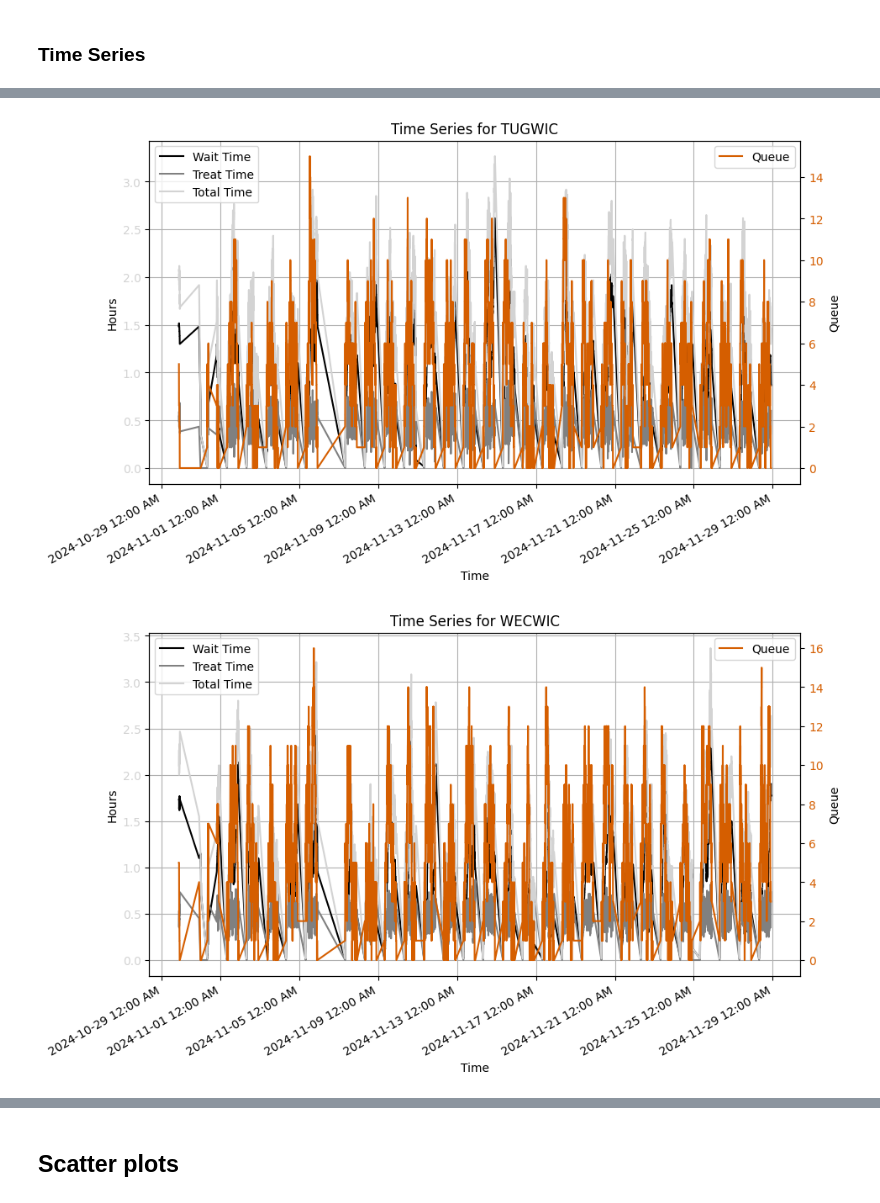
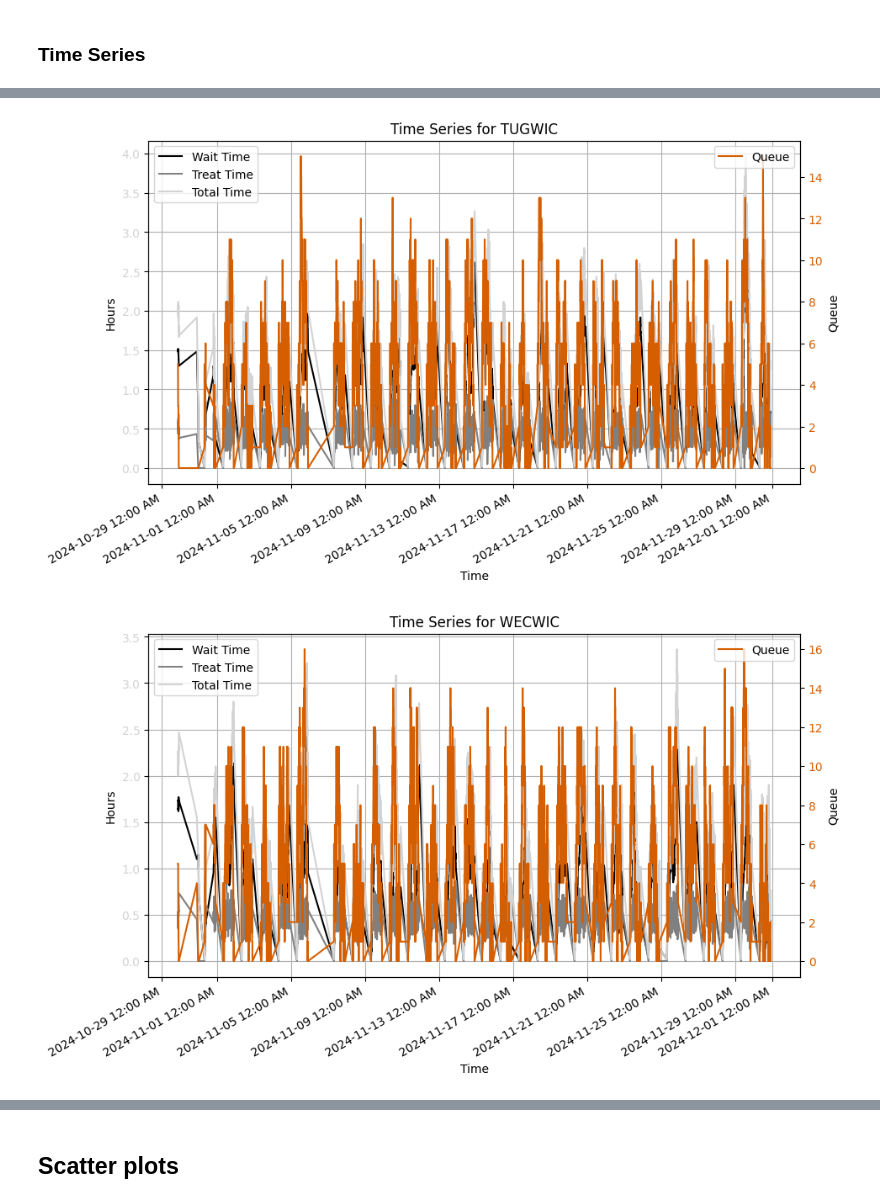
Before and after one commit to DerekWu1/wic_wait_times, a Jupyter notebook: analysis.ipynb, the cells around one changed output, grey strips where cells are left out. Drawn from its saved outputs; the diff is of its cells as text; code cells hidden in the pictures.

```diff
--- a/analysis.ipynb
+++ b/analysis.ipynb
@@ -49,10 +49,10 @@ df['treat_time'] = df['treat_time'].dt.total_seconds() / 3600
 df['total_time'] = df['total_time'].dt.total_seconds() / 3600
 
 # Standardising to z-scores improving linear regression type algorithms
-df['queue'] = (df['queue'] - df['queue'].mean()) / df['queue'].std()
-df['wait_time'] = (df['wait_time'] - df['wait_time'].mean()) / df['wait_time'].std()
-df['treat_time'] = (df['treat_time'] - df['treat_time'].mean()) / df['treat_time'].std()
-df['total_time'] = (df['total_time'] - df['total_time'].mean()) / df['total_time'].std()
+# df['queue'] = (df['queue'] - df['queue'].mean()) / df['queue'].std()
+# df['wait_time'] = (df['wait_time'] - df['wait_time'].mean()) / df['wait_time'].std()
+# df['treat_time'] = (df['treat_time'] - df['treat_time'].mean()) / df['treat_time'].std()
+# df['total_time'] = (df['total_time'] - df['total_time'].mean()) / df['total_time'].std()
 
 df['hour_minute'] = df['lastUpdated'].dt.strftime('%H:%M')
 df['hour_minute'] = pd.to_datetime(df['hour_minute'], format='%H:%M')
@@ -101,7 +101,7 @@ colour_queue = '#D55E00'      # Orange
 
 # Define your date range
 start_date = "2024-10-28"
-end_date = "2024-11-29"
+end_date = "2024-12-01"
 
 # Filter DataFrame based on lastUpdated
 filtered_df = df[(df['lastUpdated'] >= start_date) & (df['lastUpdated'] <= end_date)]
@@ -152,5 +152,5 @@ for name, group in grouped:
-[figure, old version]
+[figure, new version]
-[figure, old version]
+[figure, new version]
 # %%
 import plotly.graph_objs as go
 
```
Also changed, not shown: parts of 8 cells of this notebook, 1 other file.
